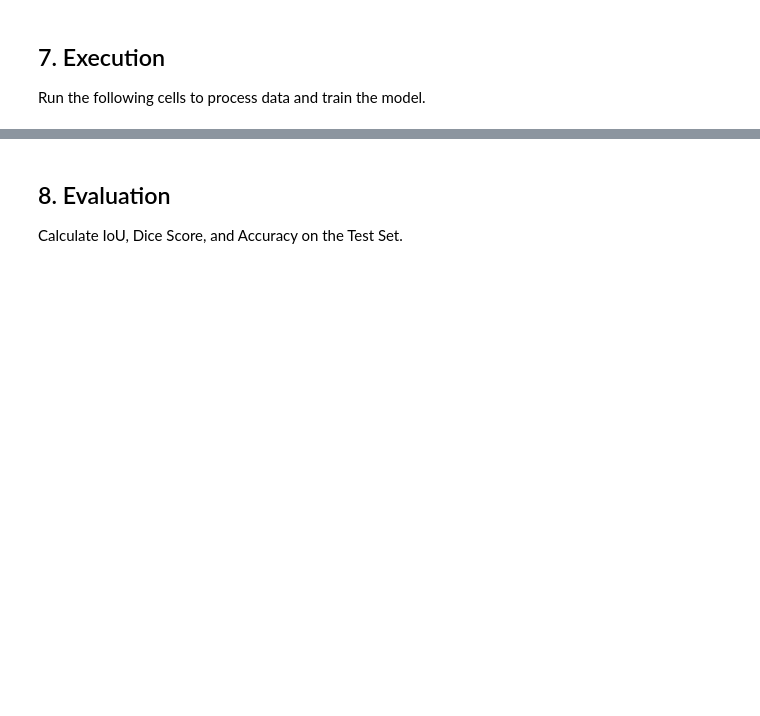
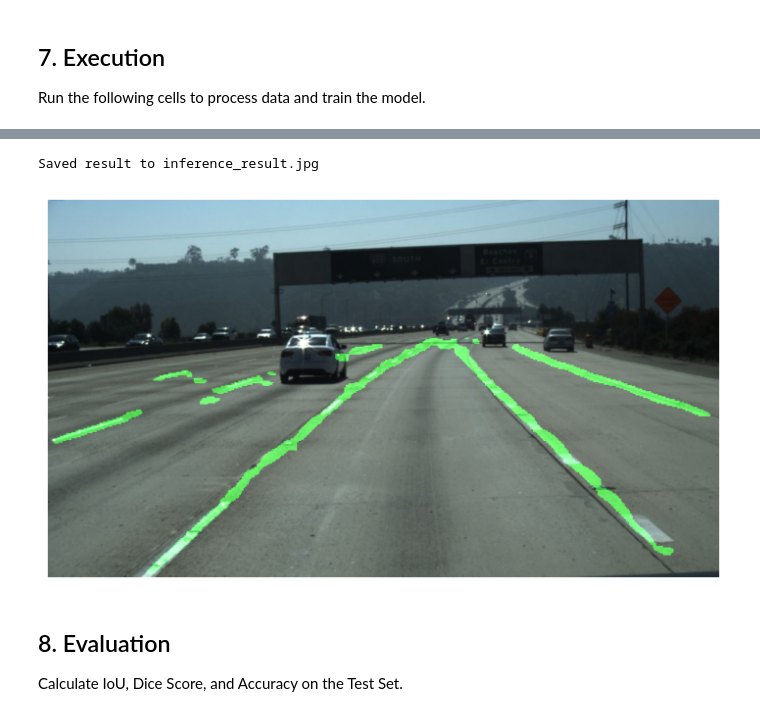
Before and after one commit to alexiborralerida-hub/ADAS-Project, a Jupyter notebook: Lane_Detection_localcopy.ipynb, the cells around one changed output, grey strips where cells are left out. Cells and saved outputs as stored; diff of their text form; code cells hidden in the pictures; blank space fills up the shorter version.

Commit message:
folder modifications and new lanedetection notebook to replace old
new best_model trained on 5 epochs and inference results

```diff
--- a/Lane_Detection_localcopy.ipynb
+++ b/Lane_Detection_localcopy.ipynb
@@ -33,7 +33,7 @@ DATA_DIR = r'C:\ADAS_Project\TUSimple_Small'
 TRAIN_SET_DIR = os.path.join(DATA_DIR, 'train_set')
 TEST_SET_DIR = os.path.join(DATA_DIR, 'test_set')
 PROCESSED_DATA_DIR = os.path.join(DATA_DIR, 'processed')
-CHECKPOINT_DIR = os.path.join(BASE_DIR, 'Lane_Detection', 'checkpoints')
+CHECKPOINT_DIR = os.path.join(BASE_DIR, 'checkpoints')
 
 # Create directories
 os.makedirs(PROCESSED_DATA_DIR, exist_ok=True)
@@ -414,8 +420,11 @@ KeyboardInterrupt:
 # %%
 # 3. Inference
-test_image_path = os.path.join(TRAIN_SET_DIR, 'clips/0313-1/60/20.jpg') # Example image
+test_image_path = os.path.join(TRAIN_SET_DIR, 'clips/0313-1/660/20.jpg') # Example image
 output_image_path = 'inference_result.jpg'
 lane_detection_prediction(test_image_path, BEST_MODEL_PATH, output_image_path)
+# %% [output]
+Saved result to inference_result.jpg
+[figure, added]
 # %% [markdown]
 ## 8. Evaluation
 Calculate IoU, Dice Score, and Accuracy on the Test Set.
```
Also changed, not shown: parts of 2 cells of this notebook, 5 other files.
